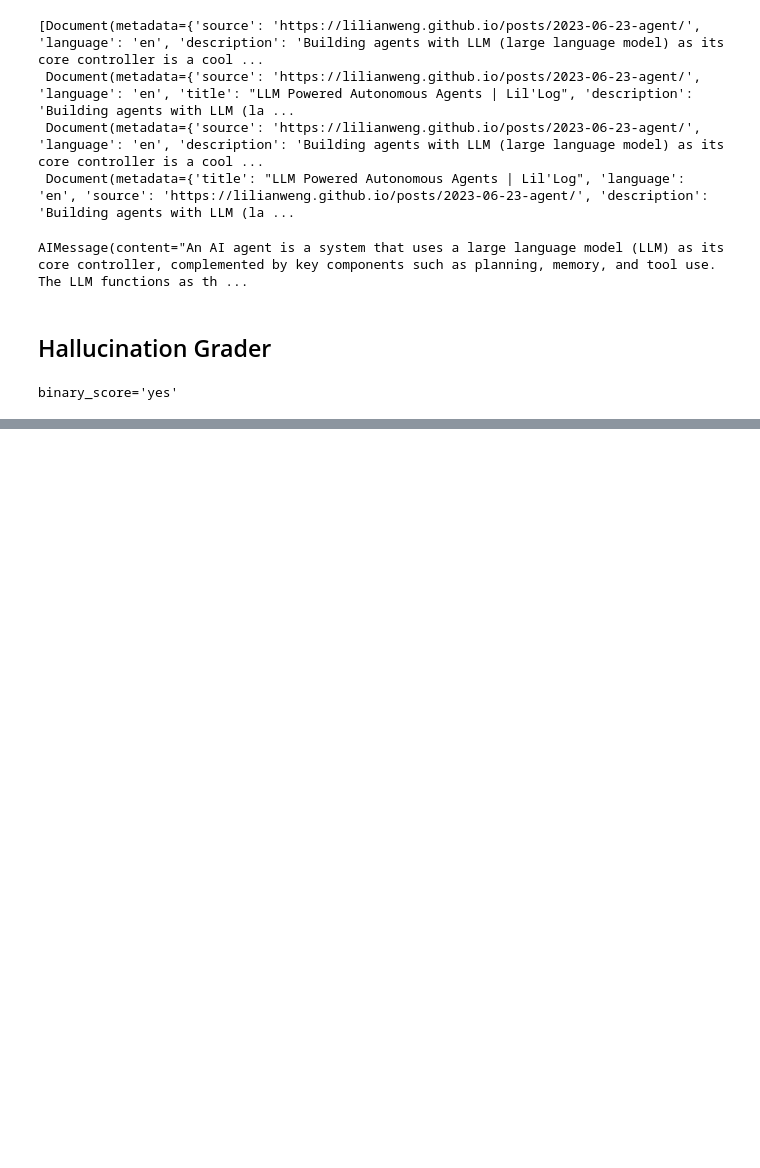
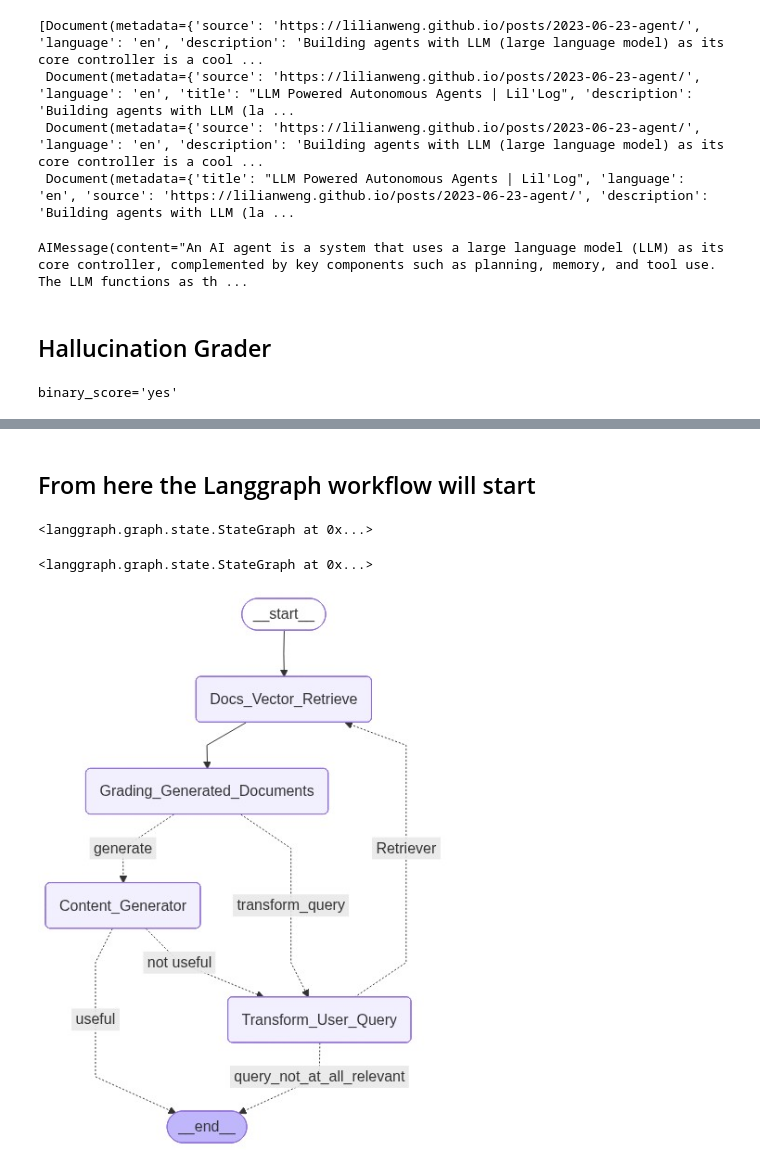
Before and after one commit to i-am-tushaar/Agents_using_LangGraph, a Jupyter notebook: agent_based_rag/self_rag.ipynb, the cells around one changed output, grey strips where cells are left out. Saved outputs shown, nothing was run; the diff lists cells and outputs as text; code cells hidden in the pictures; blank space fills up the shorter version.

Commit message:
Started multi-agent system development with collaborative network architecture

```diff
--- a/agent_based_rag/self_rag.ipynb
+++ b/agent_based_rag/self_rag.ipynb
@@ -189,0 +241,2 @@ binary_score='yes'
+# %%
+question="who is a current indian prime minister?"
@@ -189,0 +360,48 @@ binary_score='yes'
+# %% [markdown]
+## From here the Langgraph workflow will start
+# %%
+from typing import List
+from typing_extensions import TypedDict
+from langgraph.graph import END, StateGraph, START
+
+workflow = StateGraph(AgentState)
+workflow.add_node("Docs_Vector_Retrieve", retrieve)
+workflow.add_node("Grading_Generated_Documents", grade_documents)
+workflow.add_node("Content_Generator", generate)
+workflow.add_node("Transform_User_Query", transform_query)
+# %% [output]
+<langgraph.graph.state.StateGraph at 0x...>
+# %%
+workflow.add_edge(START,"Docs_Vector_Retrieve")
+workflow.add_edge("Docs_Vector_Retrieve","Grading_Generated_Documents")
+workflow.add_conditional_edges("Grading_Generated_Documents",
+                            decide_to_generate,
+                            {
+                            "generate": "Content_Generator",
+                            "transform_query": "Transform_User_Query"
+                            }
+                            )
+workflow.add_conditional_edges("Content_Generator",
+                            grade_generation_vs_documents_and_question,
+                            {
+                            "useful": END,
+                            "not useful": "Transform_User_Query",
+                            }
+                            )
+workflow.add_conditional_edges("Transform_User_Query",
+                decide_to_generate_after_transformation,
+                {
+                "Retriever":"Docs_Vector_Retrieve",
+                "query_not_at_all_relevant":END
+                }
+                )
+# %% [output]
+<langgraph.graph.state.StateGraph at 0x...>
+# %%
+app=workflow.compile()
+# %%
+
+from IPython.display import Image, display # type: ignore
+display(Image(app.get_graph(xray=True).draw_mermaid_png()))
+# %% [output]
+[figure, added]
```
Also changed, not shown: parts of 17 cells of this notebook, 1 other file.
